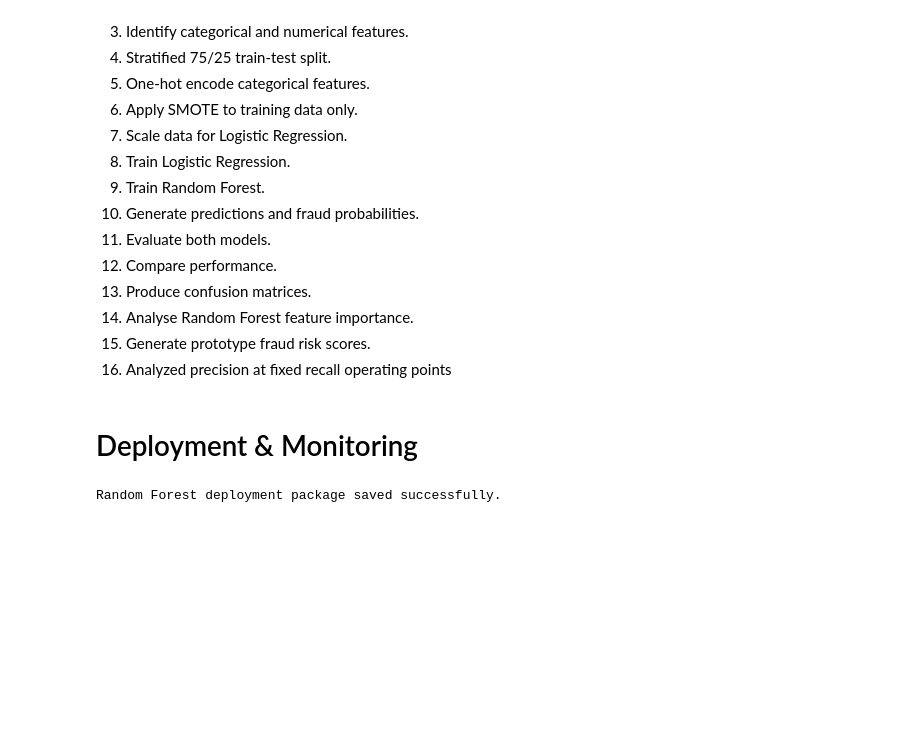
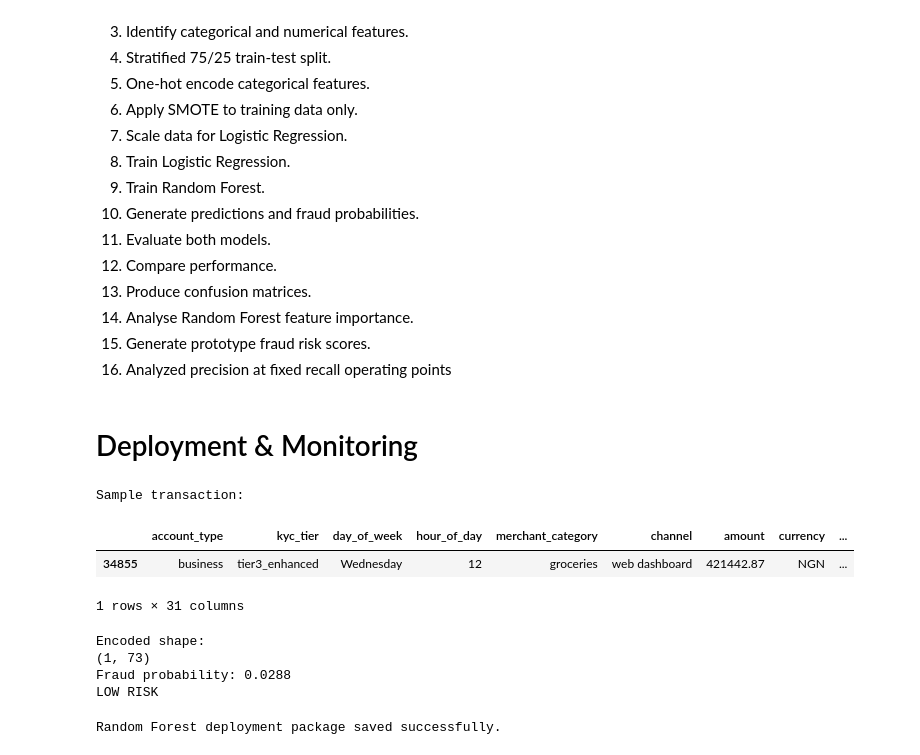
Before and after one commit to telvinpaul1/finlora_fraud_detection_and_risk_scoring, a Jupyter notebook: models/Finlora_Model_Dev.ipynb, the cells around one changed output. Drawn from its saved outputs; the diff is of its cells as text; code cells hidden in the pictures; blank space fills up the shorter version.

```diff
--- a/models/Finlora_Model_Dev.ipynb
+++ b/models/Finlora_Model_Dev.ipynb
@@ -946,3 +941,45 @@ os.makedirs(model_folder, exist_ok=True)
+# %%
+# ============================================
+# DEPLOYMENT VALIDATION TEST
+# ============================================
+
+# Take one transaction from the test set
+sample_transaction = X_test.iloc[[0]].copy()
+
+print("Sample transaction:")
+display(sample_transaction)
+
+# Transform using the fitted preprocessor
+sample_encoded = preprocessor.transform(
+    sample_transaction
+)
+
+print("Encoded shape:")
+print(sample_encoded.shape)
+
+# Predict fraud probability
+sample_probability = rf_model.predict_proba(
+    sample_encoded
+)[0][1]
+
+print(
+    f"Fraud probability: {sample_probability:.4f}"
+)
+
+# Risk decision
+if sample_probability >= 0.50:
+    print("HIGH RISK")
+else:
+    print("LOW RISK")
+# %% [output]
+Sample transaction:
+|  | account_type | kyc_tier | day_of_week | hour_of_day | merchant_category | channel | amount | currency | ... |
+| 34855 | business | tier3_enhanced | Wednesday | 12 | groceries | web dashboard | 421442.87 | NGN | ... |
+1 rows × 31 columns
+Encoded shape:
+(1, 73)
+Fraud probability: 0.0288
+LOW RISK
 # %%
 # Deployment package
 
```
Also changed, not shown: parts of 2 cells of this notebook, 13 other files.
